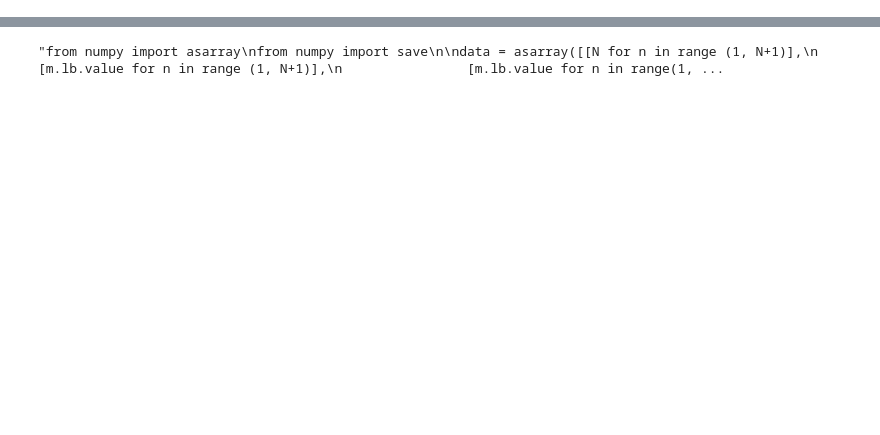
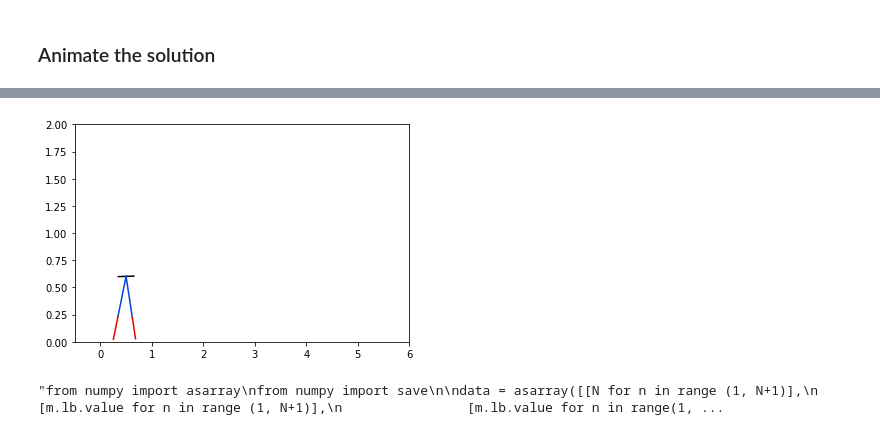
Before and after one commit to emperor-maroond/robotics_masters, a Jupyter notebook: Optimisation_Code/reee_MKII.ipynb, the cells around one changed output, grey strips where cells are left out. Saved outputs shown, nothing was run; the diff lists cells and outputs as text; code cells hidden in the pictures; blank space fills up the shorter version.

```diff
--- a/Optimisation_Code/reee_MKII.ipynb
+++ b/Optimisation_Code/reee_MKII.ipynb
@@ -922,0 +346,11 @@ optimal
+# %%
+signs = ['ps', 'ng']
+m.sgn = Set(initialize = ['ps', 'ng'])
+WDOFs = ['X', 'Z','THETA']
+m.WDOF = Set(initialize=WDOFs) #change the coordinates
+m.GRF_L = Var(m.N, m.cN, m.WDOF, m.sgn, bounds = (0.0,None)) # should bound it to 10*m_robot*g
+m.GRF_R = Var(m.N, m.cN, m.WDOF, m.sgn, bounds = (0.0,None)) # should bound it to 10*m_robot*g
+m.eps = Param(initialize = 1000.0, mutable=True)
+m.mu = Param(initialize = 1.00)
+
+print('done')
@@ -922,0 +1034,68 @@ optimal
+# %% [markdown]
+### Animate the solution
+# %%
+import matplotlib.pyplot as plt
+import matplotlib.animation as ani
+from IPython.display import HTML
+%matplotlib inline
+
+fig1, ax1 = plt.subplots(1,1) #create axes
+#ax1.set_aspect('equal')
+
+#rb = sym.Matrix([[x],
+#                [z]])
+
+#rl1 = sym.Matrix([[x + (0.5*ll1)*sym.cos(thl)],
+#                 [z - (0.5*ll1)*sym.sin(thl)]])
+
+#rl2 = sym.Matrix([[x + (0.5*ll1 + r)*sym.cos(thl)],
+#                 [z - (0.5*ll1 + r)*sym.sin(thl)]])
+
+def plot_robot(i,m,ax): #update function for animation
+    ax.clear()
+    ax.set_xlim([-0.5,6])
+    ax.set_ylim([0,2])
+
+    #plot body
+    body_xb = m.q0[i,'x'].value - 0.5*m.lb*cos(m.q0[i,'theta_b'].value)
+    body_yb = m.q0[i,'z'].value - 0.5*m.lb*sin(m.q0[i,'theta_b'].value)
+    body_xf = m.q0[i,'x'].value + 0.5*m.lb*cos(m.q0[i,'theta_b'].value)
+    body_yf = m.q0[i,'z'].value + 0.5*m.lb*sin(m.q0[i,'theta_b'].value)
+    ax.plot([body_xb,body_xf],[body_yb,body_yf],color='xkcd:black')
+
+    # left--------------------------------------------------------------------------------------------------
+    #plot leg
+    leg_xt1_L = m.q0[i,'x'].value
+    leg_yt1_L = m.q0[i,'z'].value
+    leg_xb1_L = m.q0[i,'x'].value + m.ll1*cos(m.q0[i,'theta_l_L'].value)
+    leg_yb1_L = m.q0[i,'z'].value - m.ll1*sin(m.q0[i,'theta_l_L'].value)
+    ax.plot([leg_xt1_L,leg_xb1_L],[leg_yt1_L,leg_yb1_L],color='xkcd:blue')
+
+    #plot leg
+    leg_xt2_L = m.q0[i,'x'].value + m.ll1*cos(m.q0[i,'theta_l_L'].value)
+    leg_yt2_L = m.q0[i,'z'].value - m.ll1*sin(m.q0[i,'theta_l_L'].value)
+    leg_xb2_L = m.q0[i,'x'].value + (m.ll1 + m.q0[i,'r_L'].value)*cos(m.q0[i,'theta_l_L'].value)
+    leg_yb2_L = m.q0[i,'z'].value - (m.ll1 + m.q0[i,'r_L'].value)*sin(m.q0[i,'theta_l_L'].value)
+    ax.plot([leg_xt2_L,leg_xb2_L],[leg_yt2_L,leg_yb2_L],color='xkcd:red')
+
+    # right---------------------------------------------------------------------------------------------------
+    #plot leg
+    leg_xt1_R = m.q0[i,'x'].value
+    leg_yt1_R = m.q0[i,'z'].value
+    leg_xb1_R = m.q0[i,'x'].value + m.ll1*cos(m.q0[i,'theta_l_R'].value)
+    leg_yb1_R = m.q0[i,'z'].value - m.ll1*sin(m.q0[i,'theta_l_R'].value)
+    ax.plot([leg_xt1_R,leg_xb1_R],[leg_yt1_R,leg_yb1_R],color='xkcd:blue')
+
+    #plot leg
+    leg_xt2_R = m.q0[i,'x'].value + m.ll1*cos(m.q0[i,'theta_l_R'].value)
+    leg_yt2_R = m.q0[i,'z'].value - m.ll1*sin(m.q0[i,'theta_l_R'].value)
+    leg_xb2_R = m.q0[i,'x'].value + (m.ll1 + m.q0[i,'r_R'].value)*cos(m.q0[i,'theta_l_R'].value)
+    leg_yb2_R = m.q0[i,'z'].value - (m.ll1 + m.q0[i,'r_R'].value)*sin(m.q0[i,'theta_l_R'].value)
+    ax.plot([leg_xt2_R,leg_xb2_R],[leg_yt2_R,leg_yb2_R],color='xkcd:red')
+
+update = lambda i: plot_robot(i,m,ax1) #lambdify update function
+
+animate = ani.FuncAnimation(fig1,update,range(1,N+1),interval = 50,repeat=False)
+
+HTML(animate.to_jshtml())
+# %% [output]
@@ -923,3 +1103,4 @@ optimal
+[figure, added]
 # %%
 '''from numpy import asarray
 from numpy import save
```
Also changed, not shown: parts of 91 cells of this notebook, 3 other files.
